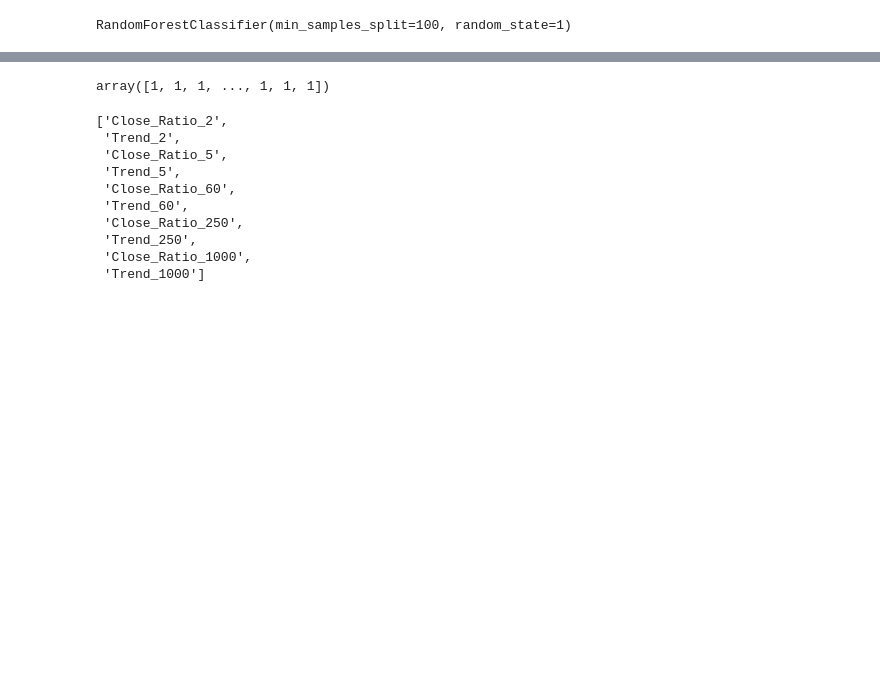
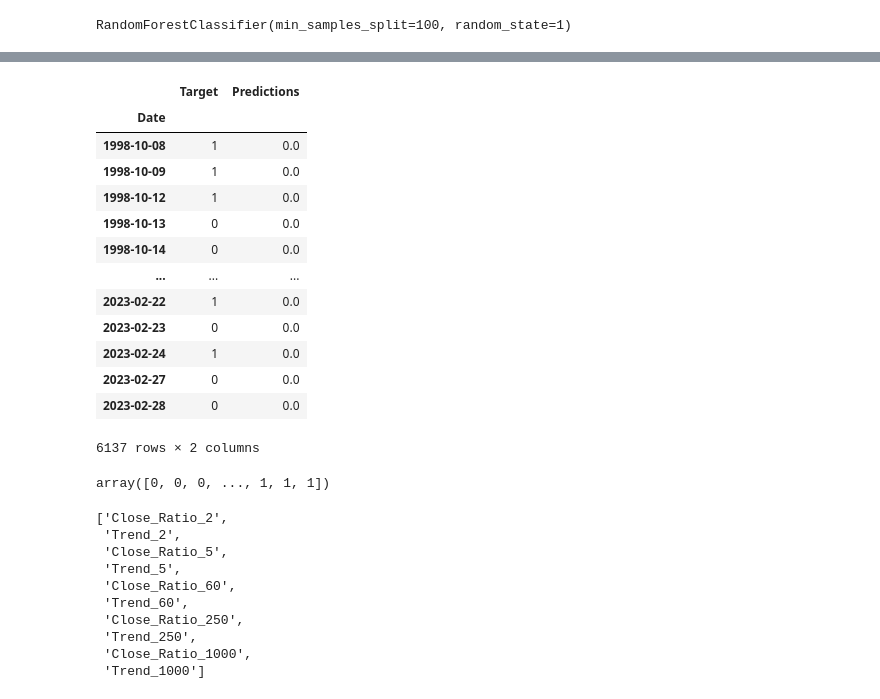
Before and after one commit to J3r3myPerera/Stock-Prediction-with-time-Frame, a Jupyter notebook: UsingRandomForest.ipynb, the cells around one changed output, grey strips where cells are left out. Saved outputs shown, nothing was run; the diff lists cells and outputs as text; code cells hidden in the pictures; blank space fills up the shorter version.

```diff
--- a/UsingRandomForest.ipynb
+++ b/UsingRandomForest.ipynb
@@ -113,8 +122,8 @@ df
  #Building the model with the random forest
  from sklearn.ensemble import RandomForestClassifier
  model = RandomForestClassifier(n_estimators=100, min_samples_split=100, random_state=1)
- train = df.iloc[:-100]
- test = df.iloc[-100:]
+ train = df.iloc[:-2892]
+ test = df.iloc[-2892:]
  predictors = ["Close", "Volume", "Open", "High", "Low"]
  model.fit(train[predictors], train["Target"])
 # %% [output]
@@ -182,5 +241,6 @@ def predict(train, test, predictors, model):
 # %%
-def backtest(data, model, predictors, start=2500, step=250):
+#Building the backtesting model
+def backtest(data, model, predictors, start=250, step=21):#training the model for a year and then moving forward from year to year
   all_predictions =[]
 
   for i in range(start, data.shape[0], step):
@@ -316,3 +366,20 @@ precision_score(predictions["Target"], predictions["Predictions"])
+# %%
+predictions
+# %% [output]
+|  | Target | Predictions |
+| Date |  |  |
+| 1998-10-08 | 1 | 0.0 |
+| 1998-10-09 | 1 | 0.0 |
+| 1998-10-12 | 1 | 0.0 |
+| 1998-10-13 | 0 | 0.0 |
+| 1998-10-14 | 0 | 0.0 |
+| ... | ... | ... |
+| 2023-02-22 | 1 | 0.0 |
+| 2023-02-23 | 0 | 0.0 |
+| 2023-02-24 | 1 | 0.0 |
+| 2023-02-27 | 0 | 0.0 |
+| 2023-02-28 | 0 | 0.0 |
+6137 rows × 2 columns
 # %%
 import pickle
 # %%
@@ -320,9 +387,9 @@ pickle.dump(model,open('model.pkl','wb'))
 # %%
-model = pickle.load(open('model.pkl','rb'))
+model = pickle.load(open('UsingRandomForest.pkl','rb'))
 preds = model.predict(df[new_predictors])
 preds
 # %% [output]
-array([1, 1, 1, ..., 1, 1, 1])
+array([0, 0, 0, ..., 1, 1, 1])
 # %%
 new_predictors
 # %% [output]
```
Also changed, not shown: parts of 39 cells of this notebook.
